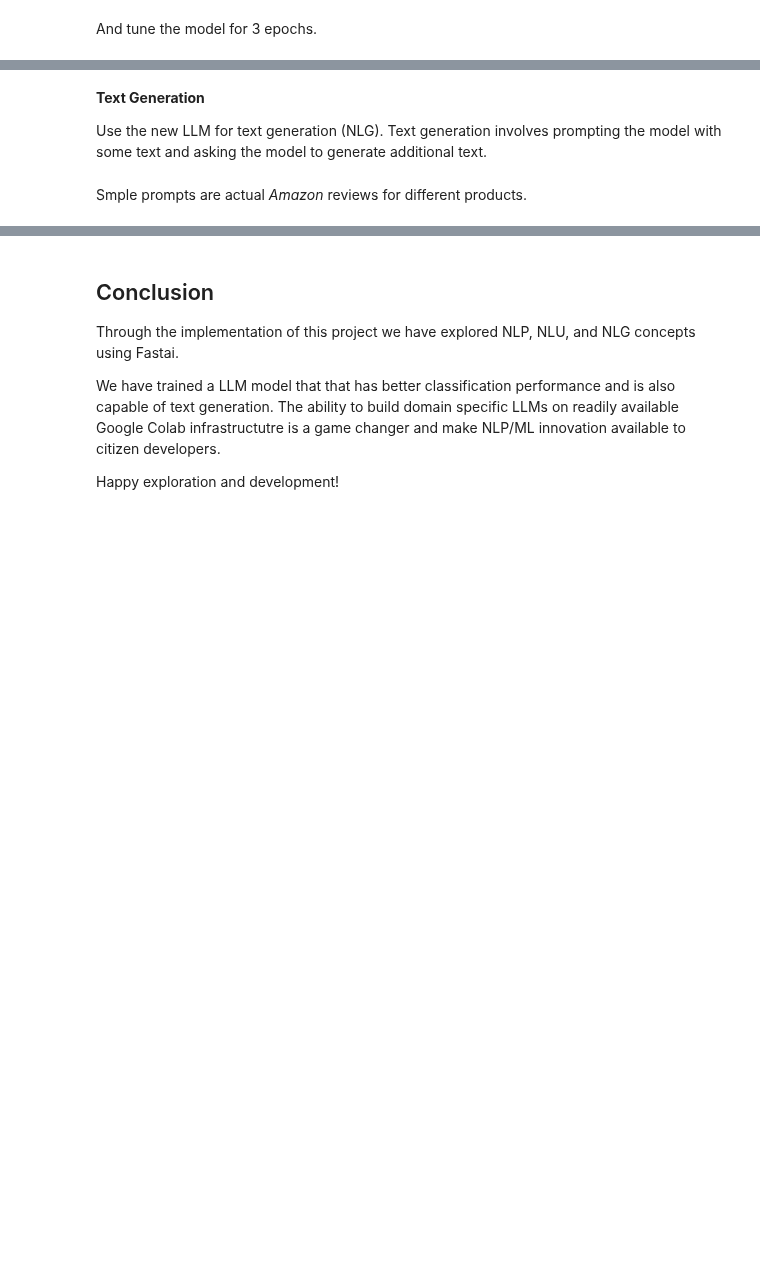
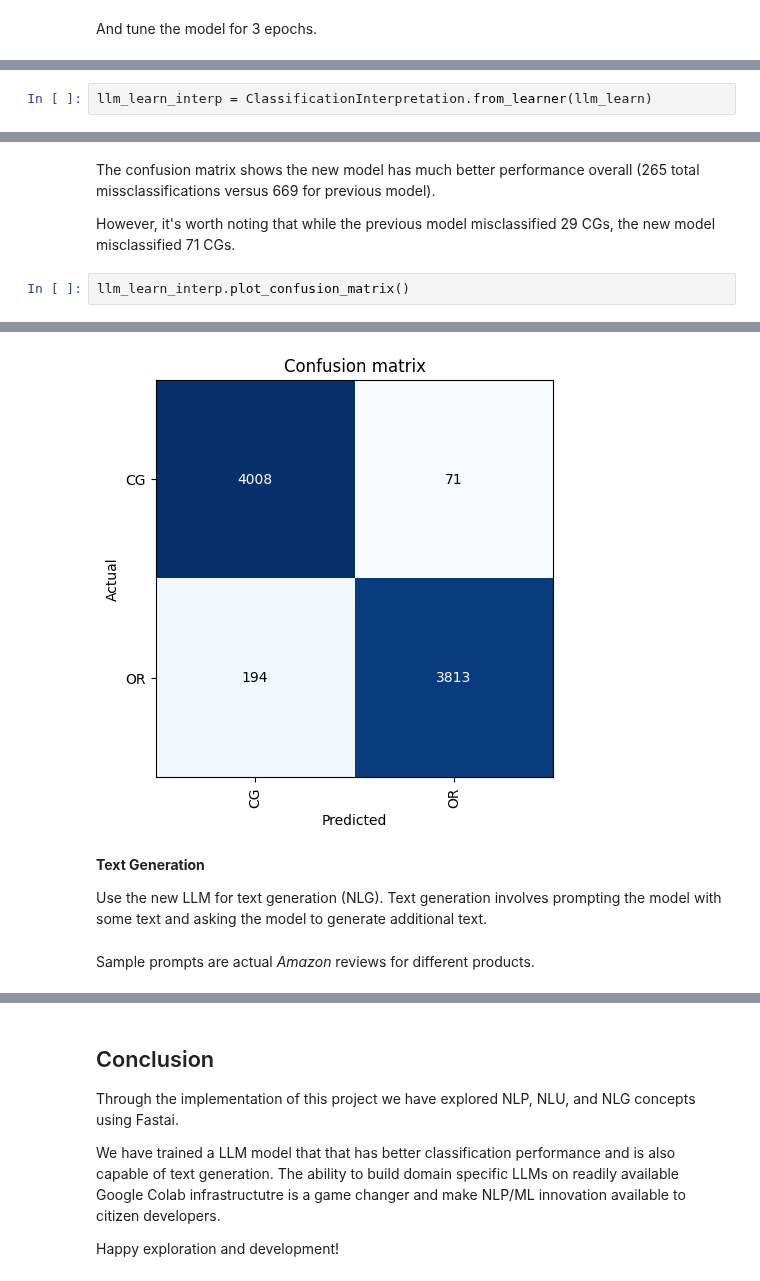
Before and after one commit to himalayahall/DATA602, a Jupyter notebook: Project.ipynb, the cells around one changed output, grey strips where cells are left out. Saved outputs shown, nothing was run; the diff lists cells and outputs as text; blank space fills up the shorter version.

```diff
--- a/Project.ipynb
+++ b/Project.ipynb
@@ -477,0 +452,2 @@ interp.plot_confusion_matrix()
+# %%
+llm_learn_interp = ClassificationInterpretation.from_learner(llm_learn)
@@ -477,0 +476,7 @@ interp.plot_confusion_matrix()
+# %% [markdown]
+ The confusion matrix shows the new model has much better performance overall (265 total missclassifications versus 669 for previous model).
+
+ However, it's worth noting that while the previous model misclassified 29 CGs, the new model misclassified 71 CGs.
+# %%
+llm_learn_interp.plot_confusion_matrix()
+# %% [output]
@@ -478,7 +484,8 @@ interp.plot_confusion_matrix()
+[figure, added]
 # %% [markdown]
 **Text Generation**
 
 Use the new LLM for text generation (NLG). Text generation involves prompting the model with some text and asking the model to generate additional text.
 # %% [markdown]
- Smple prompts are actual *Amazon* reviews for different products.
+ Sample prompts are actual *Amazon* reviews for different products.
 # %%
```
Also changed, not shown: parts of 31 cells of this notebook.
